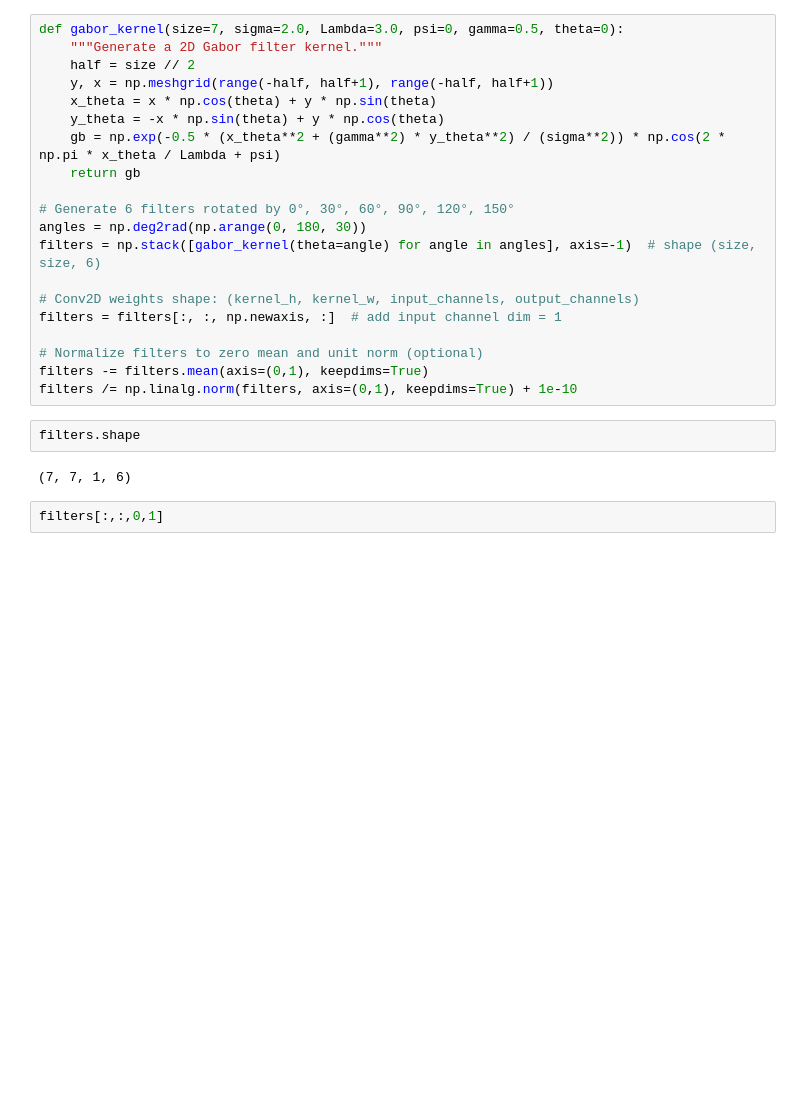
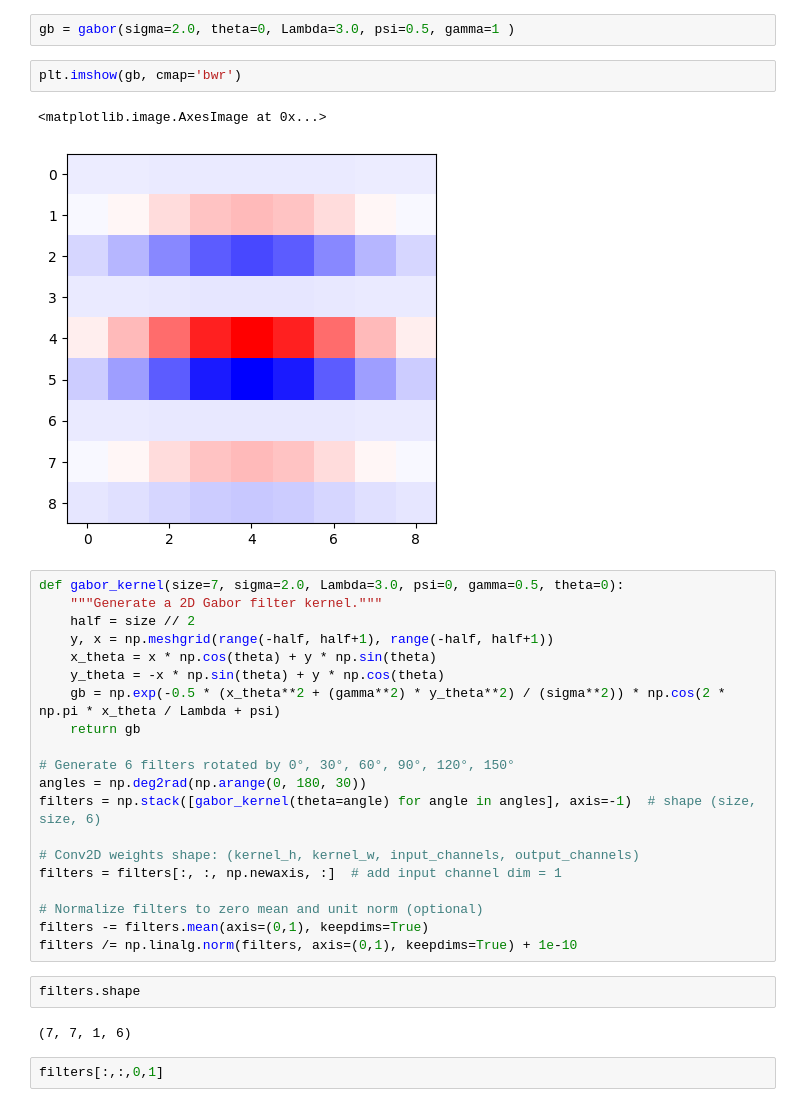
Before and after one commit to hhsherlock/Spiking_NN, a Jupyter notebook: datasets/generate_gabor_input.ipynb, the cells around one changed output. Drawn from its saved outputs; the diff is of its cells as text; blank space fills up the shorter version.

```diff
--- a/datasets/generate_gabor_input.ipynb
+++ b/datasets/generate_gabor_input.ipynb
@@ -27,3 +55,10 @@ To enable the following instructions: AVX2 FMA, in other operations, rebuild Ten
+# %%
+gb = gabor(sigma=2.0, theta=0, Lambda=3.0, psi=0.5, gamma=1 )
+# %%
+plt.imshow(gb, cmap='bwr')
+# %% [output]
+<matplotlib.image.AxesImage at 0x...>
+[figure, added]
 # %%
 def gabor_kernel(size=7, sigma=2.0, Lambda=3.0, psi=0, gamma=0.5, theta=0):
     """Generate a 2D Gabor filter kernel."""
```
Also changed, not shown: parts of 4 cells of this notebook, 1 other file.
